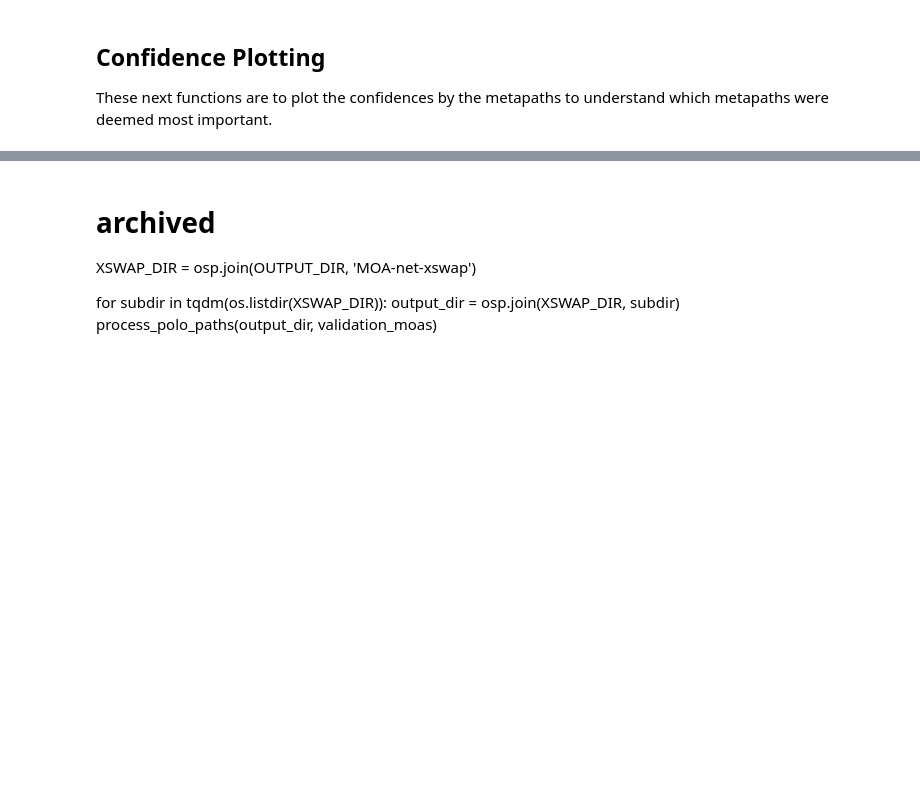
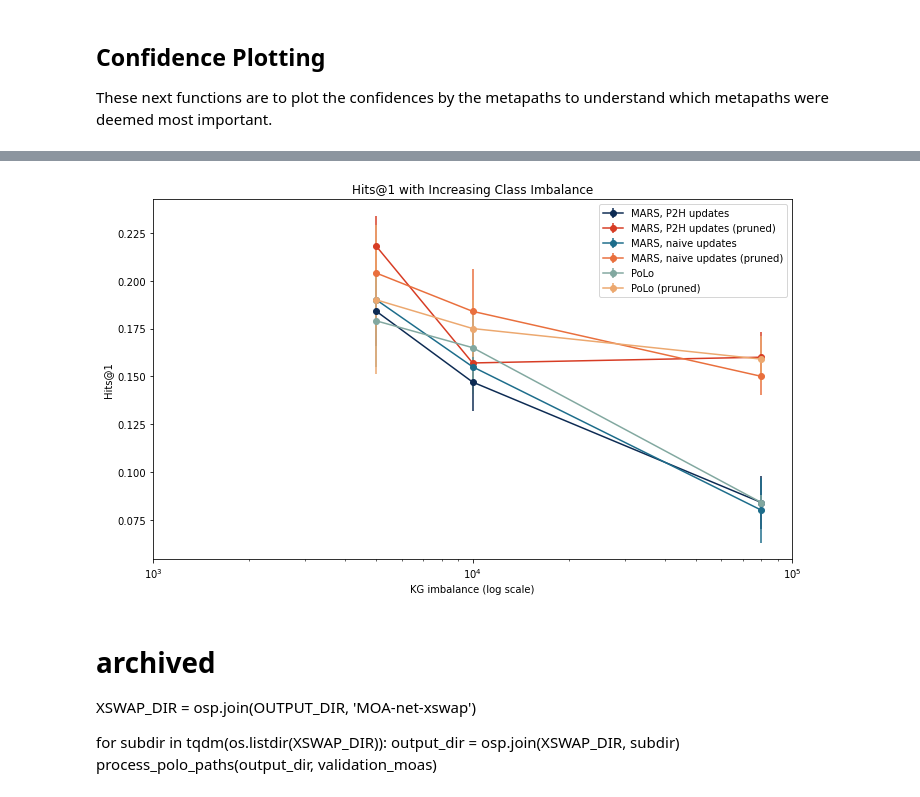
Before and after one commit to laurendelong21/MoA-Net, a Jupyter notebook: notebooks/result_paths_analysis.ipynb, the cells around one changed output, grey strips where cells are left out. Cells and saved outputs as stored; diff of their text form; code cells hidden in the pictures; blank space fills up the shorter version.

```diff
--- a/notebooks/result_paths_analysis.ipynb
+++ b/notebooks/result_paths_analysis.ipynb
@@ -501,3 +741,29 @@ for subdir in tqdm(os.listdir(OG_DIR)):
+# %%
+# Group the DataFrame by the 'Model' column
+grouped = table4_values.groupby('Model')
+
+# Create a line plot for each group with custom colors
+plt.figure(figsize=(10, 6))
+
+for name, group in grouped:
+    plt.errorbar(group['KG'], group['Hits@1'], yerr=group['Hits@1_error'], marker='o', label=name, color=color_dict.get(name, 'black'))
+
+plt.xlabel('KG imbalance (log scale)')
+plt.ylabel('Hits@1')
+plt.title('Hits@1 with Increasing Class Imbalance')
+plt.legend()
+plt.grid(False)
+
+# Set the x-axis to a logarithmic scale with labels as 10^x
+plt.xscale('log')
+plt.xticks([10**i for i in range(3, 6)], [f'$10^{i}$' for i in range(3, 6)])
+
+# make the y axis go from zero to one
+#plt.ylim(0, 1)
+
+plt.show()
+# %% [output]
+[figure, added]
 # %% [markdown]
 # archived
 
```
Also changed, not shown: parts of 27 cells of this notebook.
